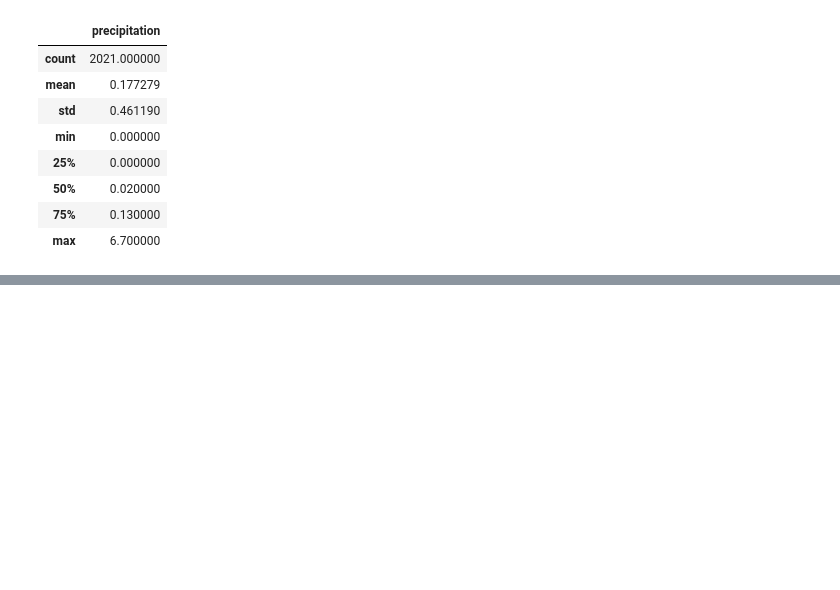
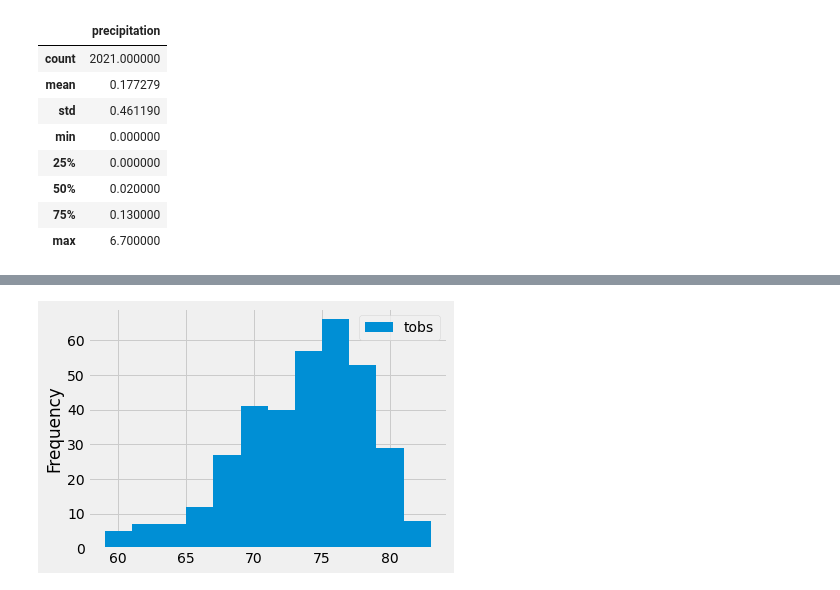
Before and after one commit to ManuelElizaldi/surfs_up, a Jupyter notebook: climate_analysis.ipynb, the cells around one changed output, grey strips where cells are left out. Cells and saved outputs as stored; diff of their text form; code cells hidden in the pictures; blank space fills up the shorter version.

```diff
--- a/climate_analysis.ipynb
+++ b/climate_analysis.ipynb
@@ -116,0 +146,5 @@ results_df.describe()
+# %%
+# Query to get the results and then plot them
+results = session.query(Measurement.tobs).\
+filter(Measurement.station == 'USC00519281').\
+filter(Measurement.date >= prev_year).all()
@@ -116,0 +155,3 @@ results_df.describe()
+# %%
+df = pd.DataFrame(results, columns = ['tobs'])
+df
@@ -116,0 +172,6 @@ results_df.describe()
+# %%
+# Plotting a histogram so that its easier to count how many temperatures we have
+df.plot.hist(bins = 12)
+plt.tight_layout()
+# %% [output]
+[figure, added]
```
Also changed, not shown: parts of 5 cells of this notebook, 3 other files.
